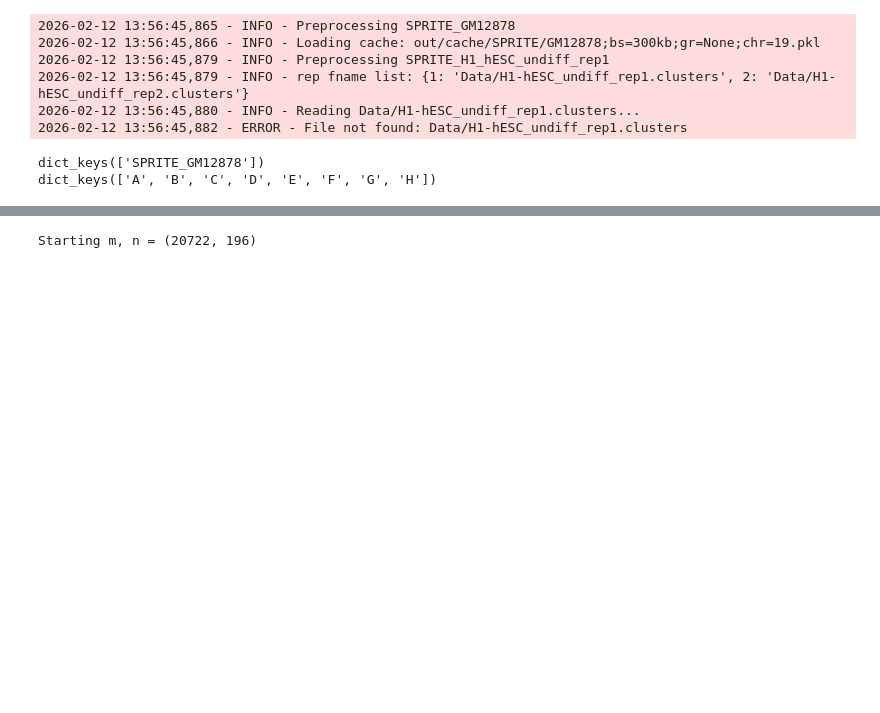
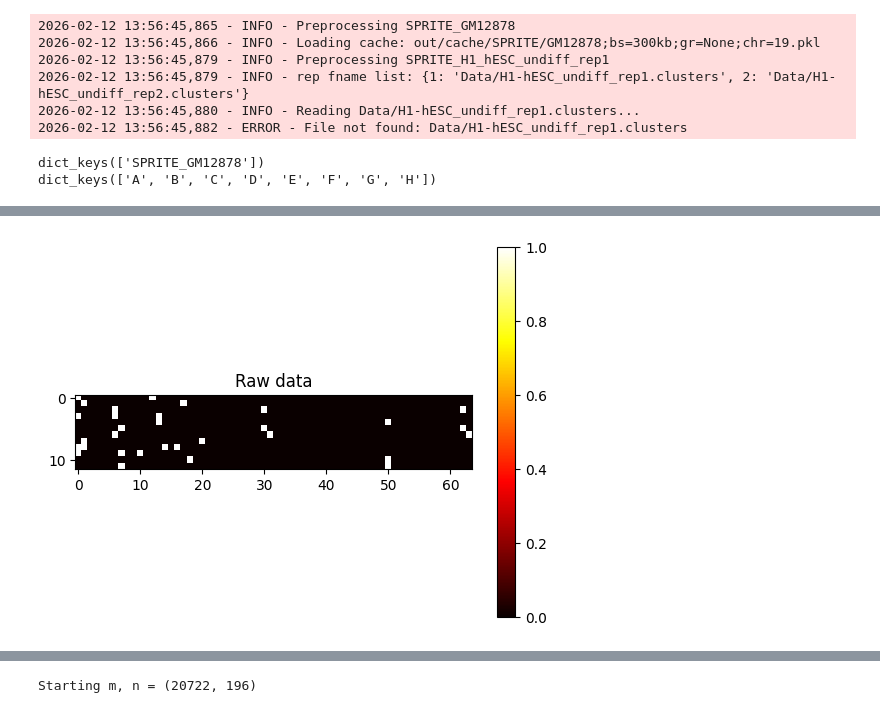
Before and after one commit to jacjosep1/JNI-Toy-Example, a Jupyter notebook: incidence_data_structure/test.ipynb, the cells around one changed output, grey strips where cells are left out. Cells and saved outputs as stored; diff of their text form; code cells hidden in the pictures; blank space fills up the shorter version.

Commit message:
added pairs output for example

```diff
--- a/incidence_data_structure/test.ipynb
+++ b/incidence_data_structure/test.ipynb
@@ -52,12 +36,14 @@ print(raw_weights)
 # matrix_heatmap(raw_csr.toarray(), title='Raw data')
 # %%
 # # Load raw data csr matrix
-# datafile = 'example2.pkl'
-# with open(datafile, "rb") as f:
-#     raw_csr : csr_matrix = pickle.load(f).tocsr()
-# perm = np.random.permutation(raw_csr.shape[0])
-# raw_csr = raw_csr[perm]
-# matrix_heatmap(raw_csr.toarray(), title='Raw data')
+datafile = 'example2.pkl'
+with open(datafile, "rb") as f:
+    raw_csr : csr_matrix = pickle.load(f).tocsr()
+perm = np.random.permutation(raw_csr.shape[0])
+raw_csr = raw_csr[perm]
+matrix_heatmap(raw_csr.toarray(), title='Raw data')
 
-# m, n = raw_csr.shape
-# raw_weights = np.ones(shape=(m,))
+m, n = raw_csr.shape
+raw_weights = np.ones(shape=(m,))
+# %% [output]
+[figure, added]
```
Also changed, not shown: parts of 2 cells of this notebook.
